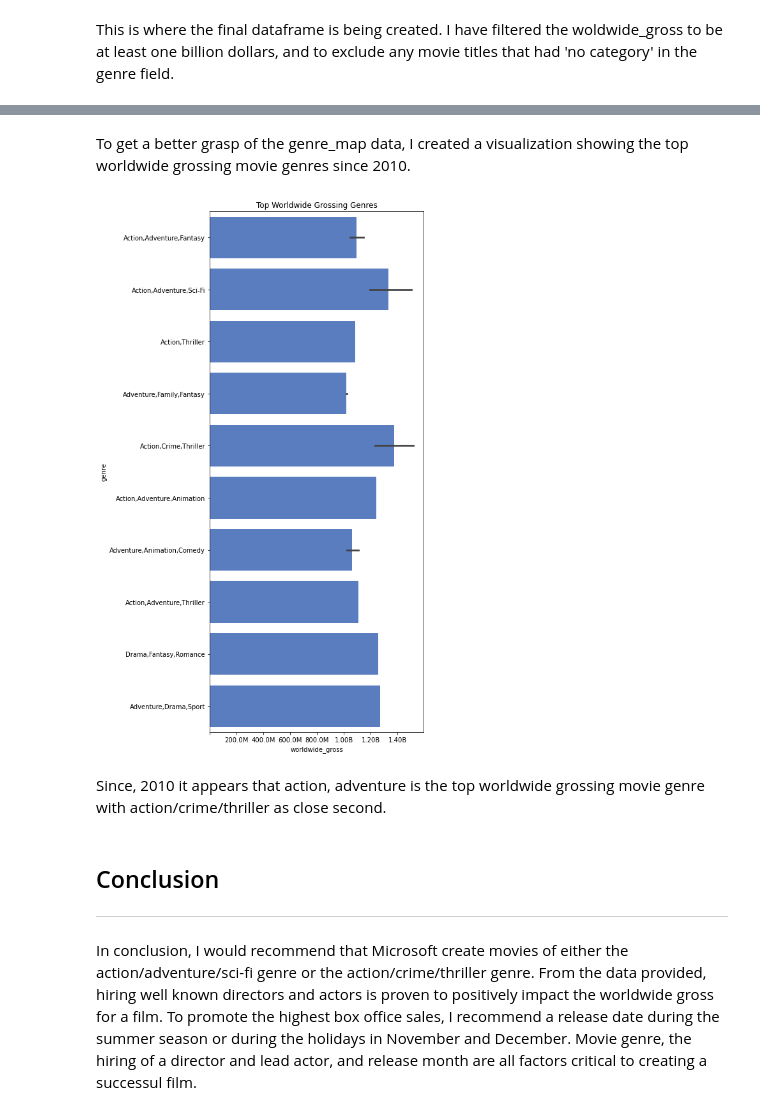
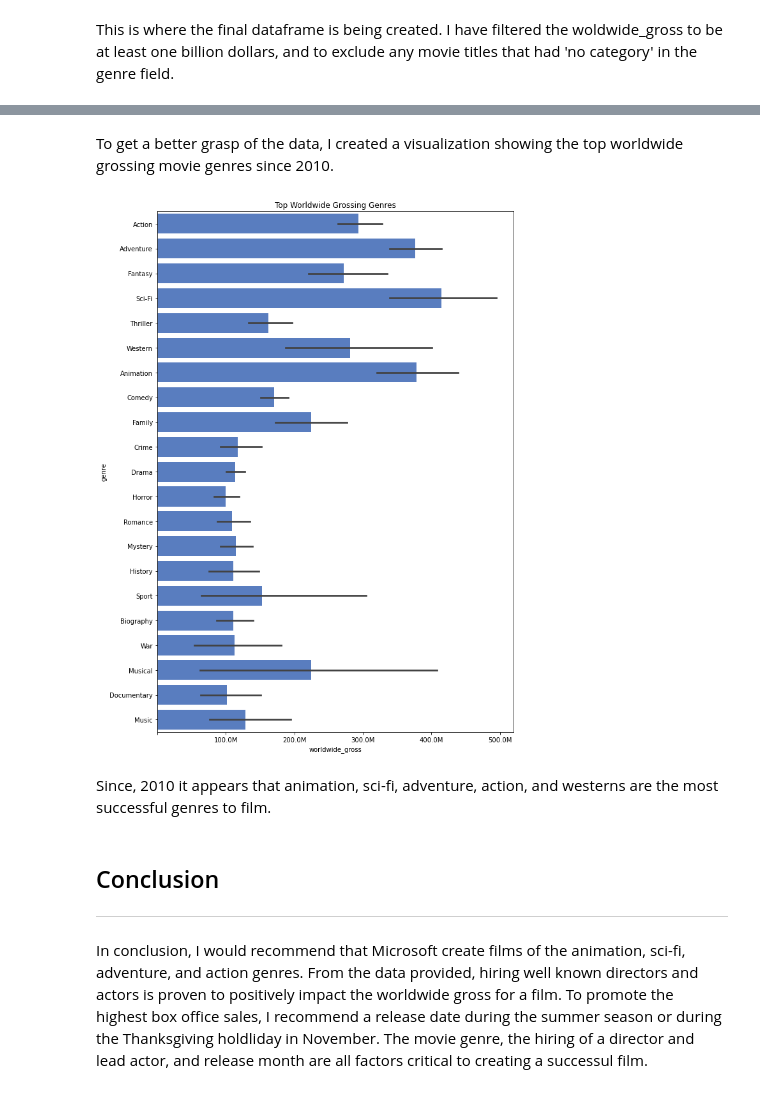
Before and after one commit to MHolthouser1024/Microsoft-Movie-Analysis, a Jupyter notebook: movie_analysis.ipynb, the cells around one changed output, grey strips where cells are left out. Drawn from its saved outputs; the diff is of its cells as text; code cells hidden in the pictures.

```diff
--- a/movie_analysis.ipynb
+++ b/movie_analysis.ipynb
@@ -187,10 +187,15 @@ ax=top_gross_month.plot.bar(x='release_month', y='worldwide_gross', figsize=(10,
 
 ax.set(ylabel = 'Worldwide Gross in USD ($)', xlabel = 'Release Month')
 ax.set_title('Top Worldwide Grossing Months')
+
+##rotate x-axis to a 45 degree angle
+for label in ax.xaxis.get_ticklabels():
+    label.set_rotation(45)
+
 def format_num(data_value,indx):
     """
     This function formats graphs by adding B to billions, M to milliions,
-    and K to thousands
+    and K to thousands. The formatting code was provided by former studen Vincent Welsh.
     """
 
     if data_value >= 1_000_000_000:
@@ -488,7 +451,7 @@ recent_movie_budgets['genre'].nunique()
 This is where the final dataframe is being created. I have filtered the woldwide_gross to be at least one billion dollars, and to exclude any movie titles that had 'no category' in the genre field.
 # %%
 recent_movie_budgets = recent_movie_budgets.loc[(recent_movie_budgets['genre']!='no category') & \
-                                               (recent_movie_budgets['worldwide_gross'] >= 1000000000)]
+                                               (recent_movie_budgets['worldwide_gross'] >= 15000000)]
 recent_movie_budgets
 # %% [output]
 |  | id | release_date | movie | production_budget | domestic_gross | worldwide_gross | release_month | ... |
@@ -533,0 +472,3 @@ genre_map
+# %%
+recent_movie_budgets['genre'] = recent_movie_budgets['genre'].str.split(",")
+recent_movie_budgets
@@ -533,0 +491,3 @@ genre_map
+# %%
+rec_mb = recent_movie_budgets.explode('genre')
+rec_mb
@@ -534,18 +532,18 @@ genre_map
 # %% [markdown]
-To get a better grasp of the genre_map data, I created a visualization showing the top worldwide grossing movie genres since 2010.
+To get a better grasp of the data, I created a visualization showing the top worldwide grossing movie genres since 2010.
 # %%
-f, ax = plt.subplots(figsize=(6, 15))
-ax.xaxis.set_major_formatter(format_num);
-ax.set_title('Top Worldwide Grossing Genres')
+f, ax3 = plt.subplots(figsize=(10, 15))
+ax3.xaxis.set_major_formatter(format_num);
+ax3.set_title('Top Worldwide Grossing Genres')
 sns.set_color_codes("muted")
-sns.barplot(x="worldwide_gross", y="genre", data=recent_movie_budgets,
+sns.barplot(x="worldwide_gross", y="genre", data=rec_mb,
             label="Popular Genres", color="b");
 # %% [output]
-[figure, old version]
+[figure, new version]
-# %% [markdown]
-Since, 2010 it appears that action, adventure is the top worldwide grossing movie genre with action/crime/thriller as close second.
+# %% [markdown]
+Since, 2010 it appears that animation, sci-fi, adventure, action, and westerns are the most successful genres to film.
 # %% [markdown]
 ## Conclusion
 ---
-In conclusion, I would recommend that Microsoft create movies of either the action/adventure/sci-fi genre or the action/crime/thriller genre. From the data provided, hiring well known directors and actors is proven to positively impact the worldwide gross for a film. To promote the highest box office sales, I recommend a release date during the summer season or during the holidays in November and December.
-Movie genre, the hiring of a director and lead actor, and release month are all factors critical to creating a successul film.
+In conclusion, I would recommend that Microsoft create films of the animation, sci-fi, adventure, and action genres. From the data provided, hiring well known directors and actors is proven to positively impact the worldwide gross for a film. To promote the highest box office sales, I recommend a release date during the summer season or during the Thanksgiving holdliday in November.
+The movie genre, the hiring of a director and lead actor, and release month are all factors critical to creating a successul film.
```
Also changed, not shown: parts of 41 cells of this notebook.
